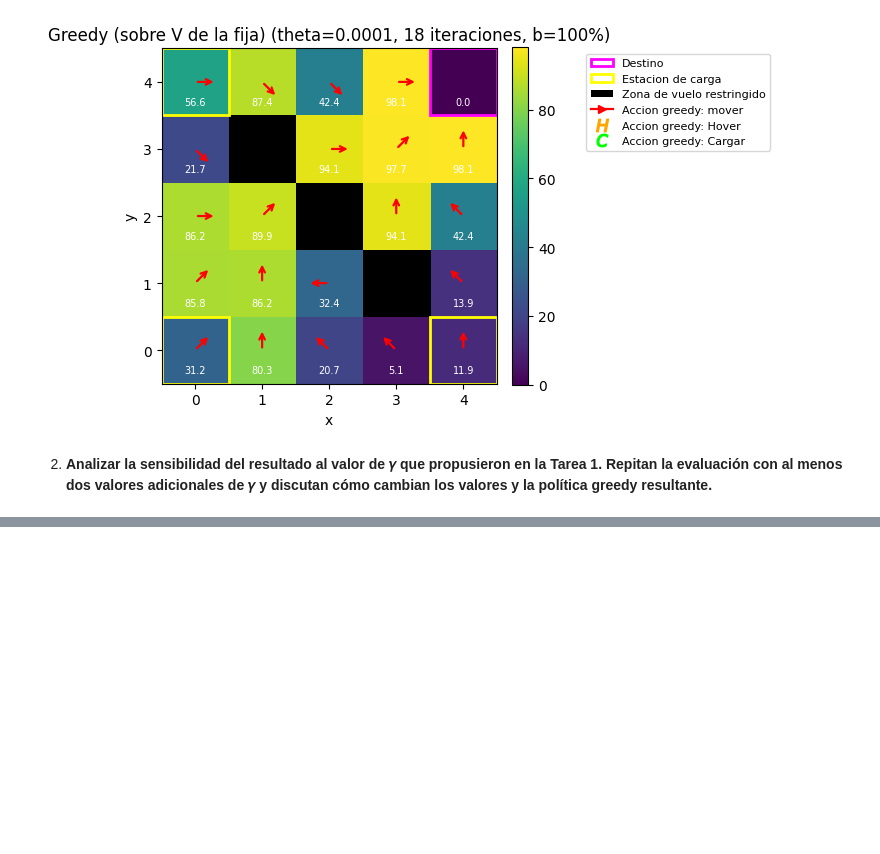
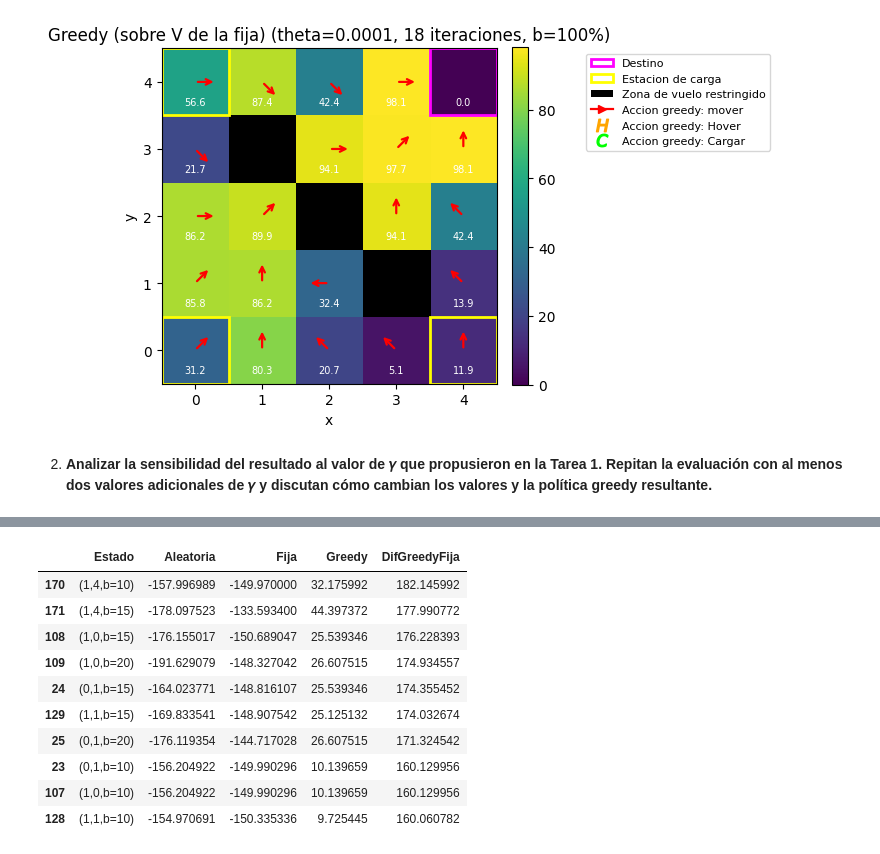
Before and after one commit to MarchMol/lab1_RL, a Jupyter notebook: lab1.ipynb, the cells around one changed output, grey strips where cells are left out. Saved outputs shown, nothing was run; the diff lists cells and outputs as text; code cells hidden in the pictures; blank space fills up the shorter version.

```diff
--- a/lab1.ipynb
+++ b/lab1.ipynb
@@ -219,0 +267,30 @@ V3, it3, t3, f3 = evaluate_and_report(env, greedy, "Greedy (sobre V de la fija)"
+# %%
+import pandas as pd
+
+comparacion = []
+
+for s in env.states:
+    comparacion.append(
+        {
+            "Estado": s,
+            "Aleatoria": V1[s],
+            "Fija": V2[s],
+            "Greedy": V3[s],
+            "DifGreedyFija": V3[s] - V2[s],
+        }
+    )
+
+df = pd.DataFrame(comparacion)
+df.sort_values("DifGreedyFija", ascending=False).head(10)
+# %% [output]
+|  | Estado | Aleatoria | Fija | Greedy | DifGreedyFija |
+| 170 | (1,4,b=10) | -157.996989 | -149.970000 | 32.175992 | 182.145992 |
+| 171 | (1,4,b=15) | -178.097523 | -133.593400 | 44.397372 | 177.990772 |
+| 108 | (1,0,b=15) | -176.155017 | -150.689047 | 25.539346 | 176.228393 |
+| 109 | (1,0,b=20) | -191.629079 | -148.327042 | 26.607515 | 174.934557 |
+| 24 | (0,1,b=15) | -164.023771 | -148.816107 | 25.539346 | 174.355452 |
+| 129 | (1,1,b=15) | -169.833541 | -148.907542 | 25.125132 | 174.032674 |
+| 25 | (0,1,b=20) | -176.119354 | -144.717028 | 26.607515 | 171.324542 |
+| 23 | (0,1,b=10) | -156.204922 | -149.990296 | 10.139659 | 160.129956 |
+| 107 | (1,0,b=10) | -156.204922 | -149.990296 | 10.139659 | 160.129956 |
+| 128 | (1,1,b=10) | -154.970691 | -150.335336 | 9.725445 | 160.060782 |
```
Also changed, not shown: parts of 16 cells of this notebook.
